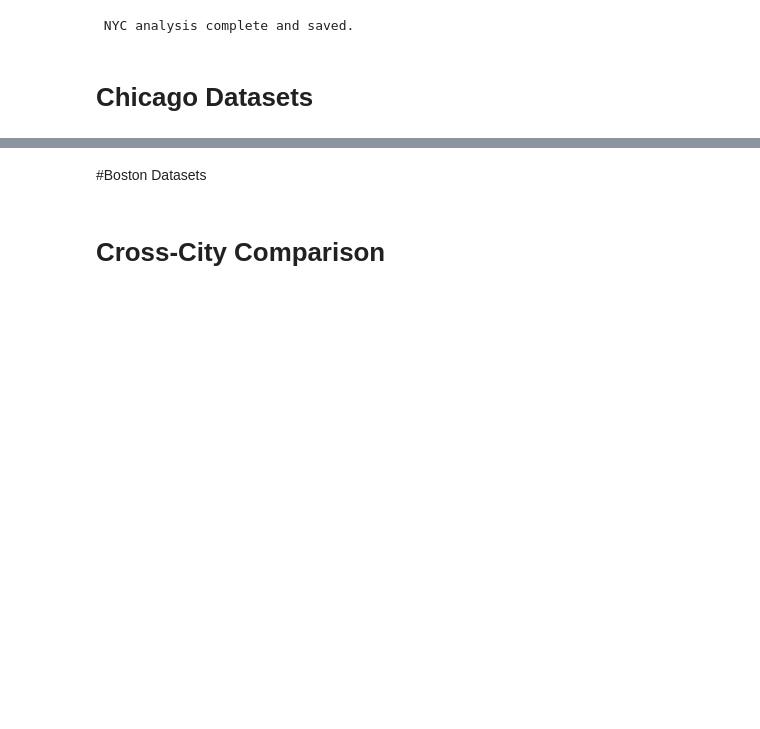
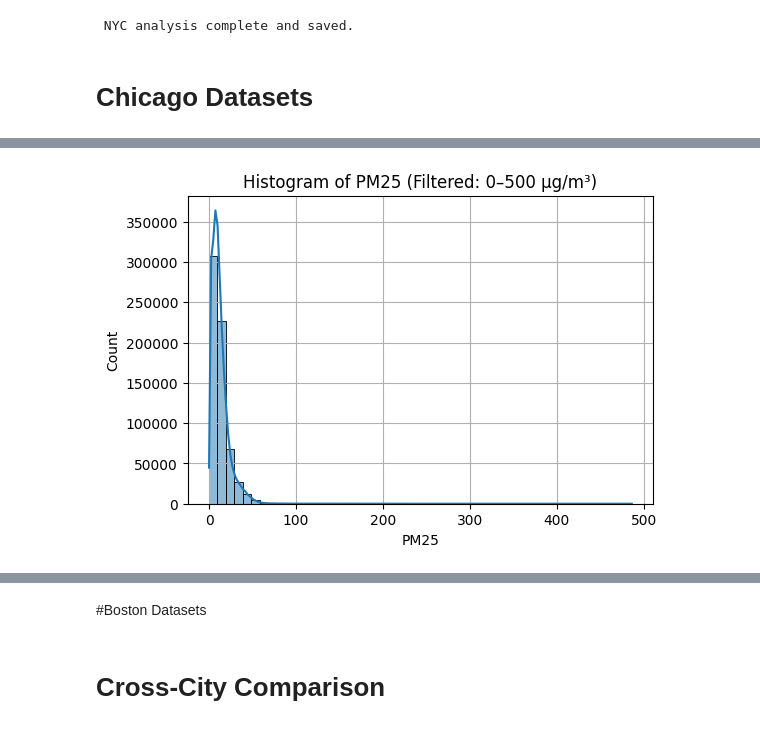
Before and after one commit to Dr-Isam-ALJAWARNEH/fds-project-airnav, a Jupyter notebook: NYC_Boston_Chicago_Project.ipynb, the cells around one changed output, grey strips where cells are left out. Saved outputs shown, nothing was run; the diff lists cells and outputs as text; code cells hidden in the pictures; blank space fills up the shorter version.

```diff
--- a/NYC_Boston_Chicago_Project.ipynb
+++ b/NYC_Boston_Chicago_Project.ipynb
@@ -288,0 +356,12 @@ print(" NYC analysis complete and saved.")
+# %%
+plt.figure(figsize=(6, 4))
+filtered_PM25 = data_all["PM25"].dropna()
+filtered_PM25 = filtered_PM25[(filtered_PM25 >= 0) & (filtered_PM25 <= 500)]  # Adjust if needed
+
+sns.histplot(filtered_PM25, bins=50, kde=True)
+plt.title("Histogram of PM25 (Filtered: 0–500 µg/m³)")
+plt.xlabel("PM25")
+plt.grid(True)
+plt.show()
+# %% [output]
+[figure, added]
```
Also changed, not shown: parts of 10 cells of this notebook.
